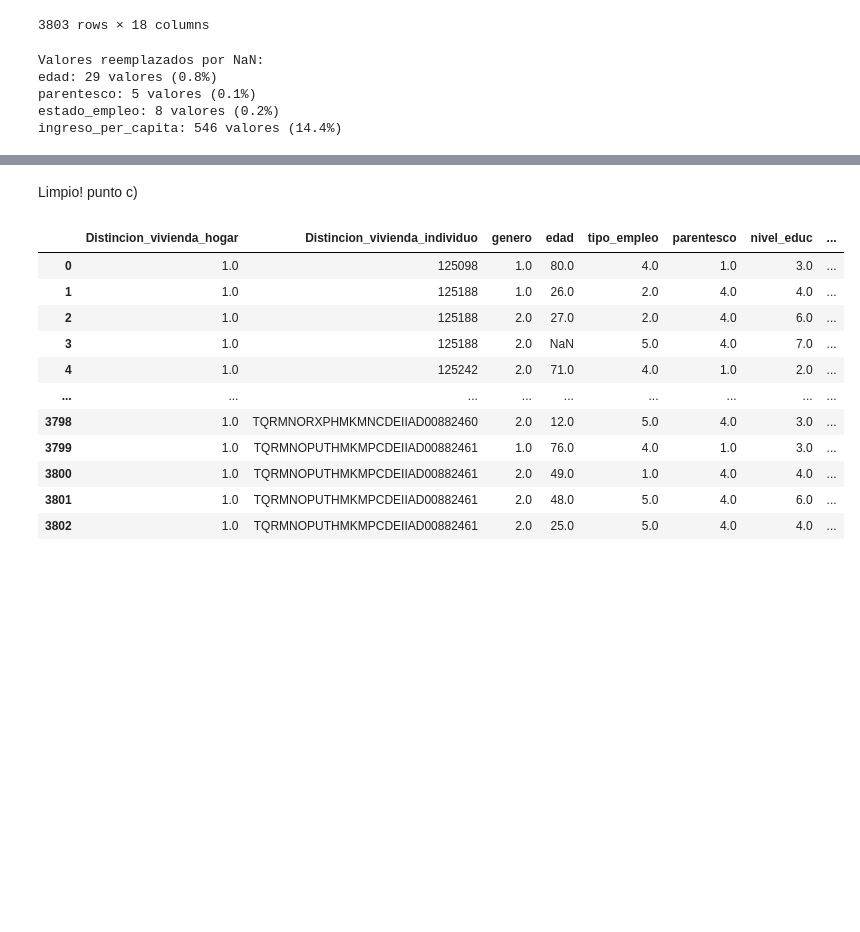
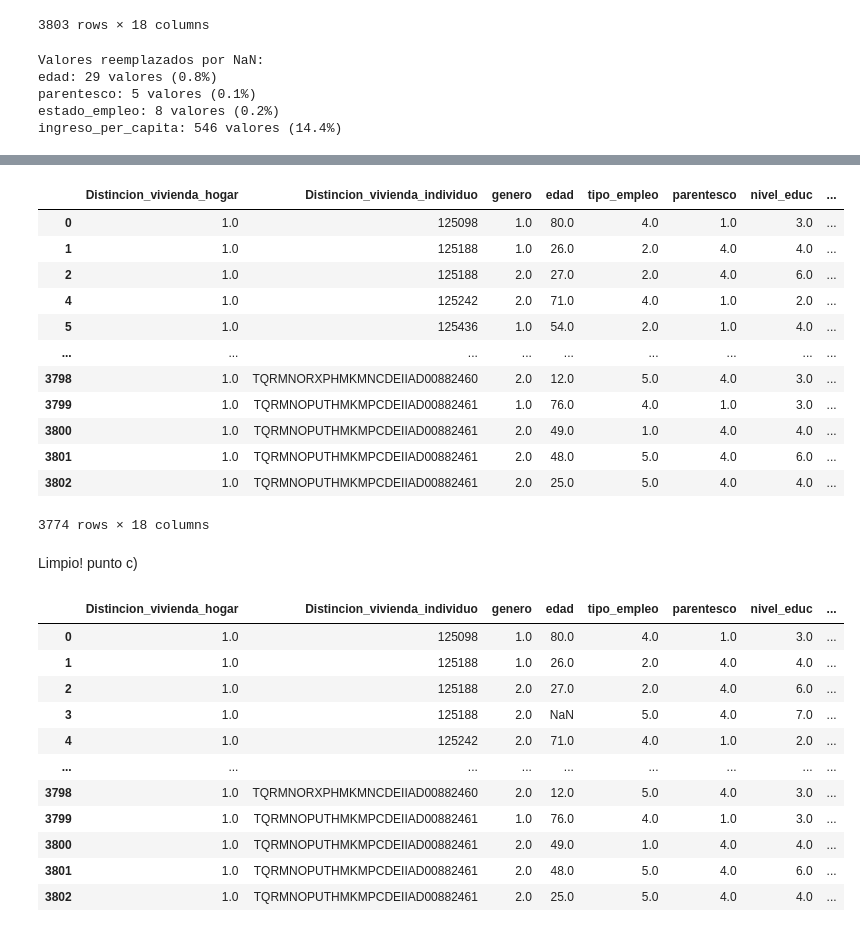
Before and after one commit to Datso653/BigDataUBA-Grupo-4, a Jupyter notebook: TP 2/df_EPH.ipynb, the cells around one changed output, grey strips where cells are left out. Cells and saved outputs as stored; diff of their text form; code cells hidden in the pictures; blank space fills up the shorter version.

```diff
--- a/TP 2/df_EPH.ipynb
+++ b/TP 2/df_EPH.ipynb
@@ -442,3 +475,19 @@ df_limpio
+# %%
+df_limpio
+# %% [output]
+|  | Distincion_vivienda_hogar | Distincion_vivienda_individuo | genero | edad | tipo_empleo | parentesco | nivel_educ | ... |
+| 0 | 1.0 | 125098 | 1.0 | 80.0 | 4.0 | 1.0 | 3.0 | ... |
+| 1 | 1.0 | 125188 | 1.0 | 26.0 | 2.0 | 4.0 | 4.0 | ... |
+| 2 | 1.0 | 125188 | 2.0 | 27.0 | 2.0 | 4.0 | 6.0 | ... |
+| 4 | 1.0 | 125242 | 2.0 | 71.0 | 4.0 | 1.0 | 2.0 | ... |
+| 5 | 1.0 | 125436 | 1.0 | 54.0 | 2.0 | 1.0 | 4.0 | ... |
+| ... | ... | ... | ... | ... | ... | ... | ... | ... |
+| 3798 | 1.0 | TQRMNORXPHMKMNCDEIIAD00882460 | 2.0 | 12.0 | 5.0 | 4.0 | 3.0 | ... |
+| 3799 | 1.0 | TQRMNOPUTHMKMPCDEIIAD00882461 | 1.0 | 76.0 | 4.0 | 1.0 | 3.0 | ... |
+| 3800 | 1.0 | TQRMNOPUTHMKMPCDEIIAD00882461 | 2.0 | 49.0 | 1.0 | 4.0 | 4.0 | ... |
+| 3801 | 1.0 | TQRMNOPUTHMKMPCDEIIAD00882461 | 2.0 | 48.0 | 5.0 | 4.0 | 6.0 | ... |
+| 3802 | 1.0 | TQRMNOPUTHMKMPCDEIIAD00882461 | 2.0 | 25.0 | 5.0 | 4.0 | 4.0 | ... |
+3774 rows × 18 columns
 # %% [markdown]
 Limpio! punto c)
 # %%
```
Also changed, not shown: parts of 7 cells of this notebook.
